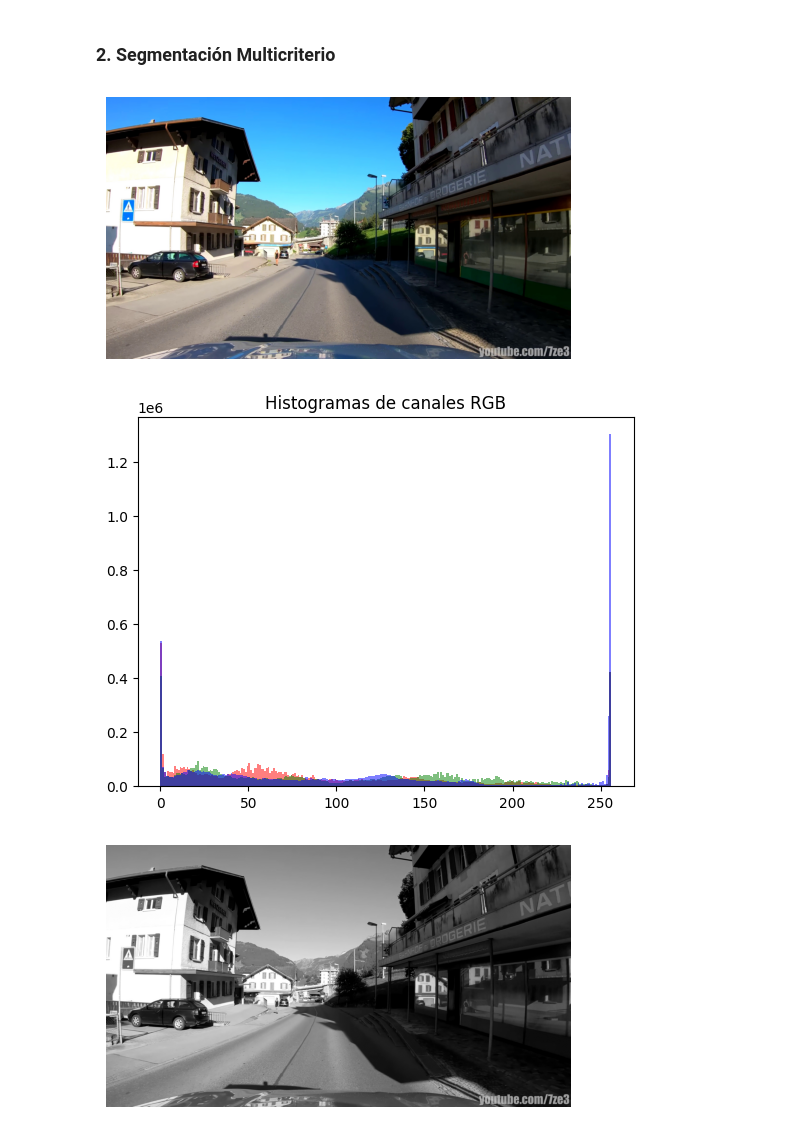
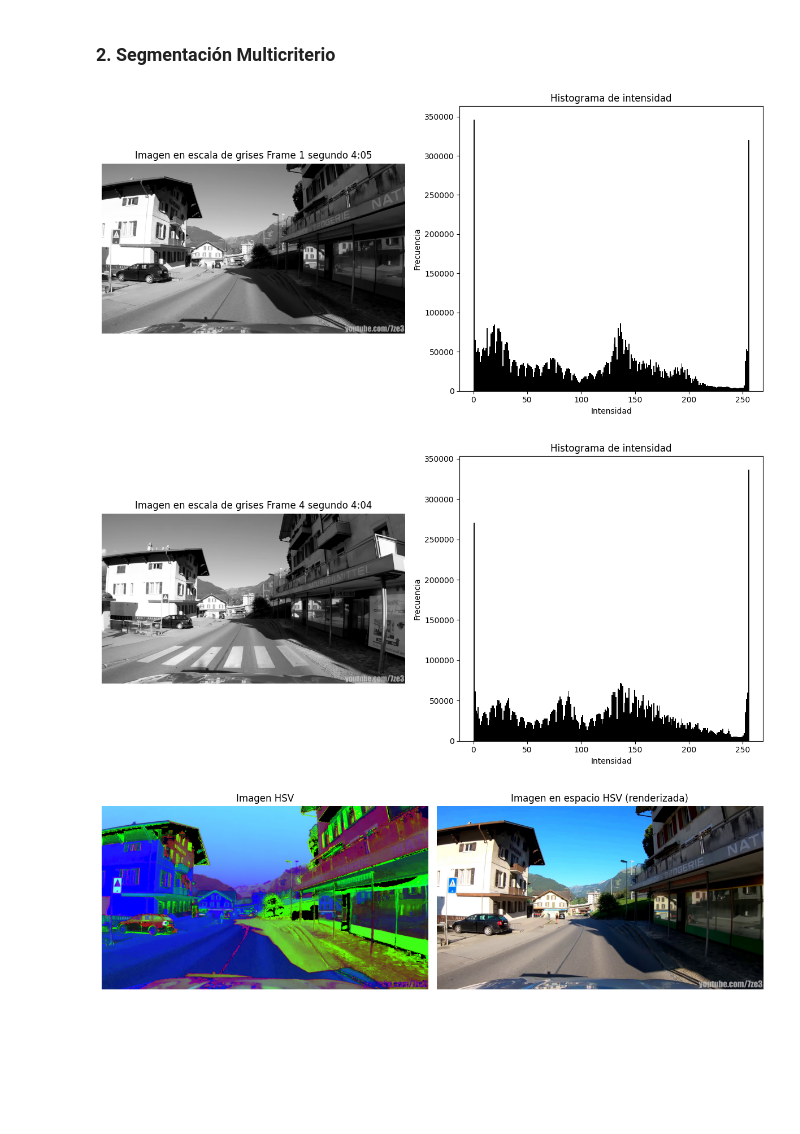
Before and after one commit to KalebG13/Sistemas-de-vision, a Jupyter notebook: Tarea1/Tarea1.ipynb, the cells around one changed output. Drawn from its saved outputs; the diff is of its cells as text; code cells hidden in the pictures; blank space fills up the shorter version.

```diff
--- a/Tarea1/Tarea1.ipynb
+++ b/Tarea1/Tarea1.ipynb
@@ -122,27 +122,55 @@ im = cv2.imread('video_segment-opencv/frame5.jpg', cv2.IMREAD_COLOR)
 assert im is not None, "file could not be read, check with os.path.exists()"
 # Convert BGR to RGB for matplotlib
 im_rgb = cv2.cvtColor(im, cv2.COLOR_BGR2RGB)
-plt.figure(figsize=(6,6))
-plt.imshow(im_rgb)
-plt.axis('off')
-plt.show()
+# plt.figure(figsize=(6,6))
+# plt.imshow(im_rgb)
+# plt.axis('off')
+# plt.show()
 
-# Mostrar histograma para cada canal de color
-colors = ('r','g','b')
-for i, col in enumerate(colors):
-    plt.hist(im_rgb[:,:,i].ravel(), bins=256, range=(0,256), color=col, alpha=0.5)
-plt.title('Histogramas de canales RGB')
-plt.show()
+# # Mostrar histograma para cada canal de color
+# colors = ('r','g','b')
+# for i, col in enumerate(colors):
+#     plt.hist(im_rgb[:,:,i].ravel(), bins=256, range=(0,256), color=col, alpha=0.5)
+# plt.title('Histogramas de canales RGB')
+# plt.show()
 
 
 imgbw = cv2.imread('video_segment-opencv/frame5.jpg', cv2.IMREAD_GRAYSCALE)
 assert imgbw is not None, "file could not be read, check with os.path.exists()"
-plt.figure(figsize=(6,6))
-plt.imshow(imgbw, cmap='gray', vmin=0, vmax=255)
-plt.axis('off')
+
+fig, axs = plt.subplots(1, 2, figsize=(12, 6))
+
+# Imagen en escala de grises
+axs[0].imshow(imgbw, cmap='gray', vmin=0, vmax=255)
+axs[0].axis('off')
+axs[0].set_title('Imagen en escala de grises Frame 1 segundo 4:05')
+
+# Histograma de la imagen
+axs[1].hist(imgbw.ravel(), bins=256, range=(0,256), color='k')
+axs[1].set_title('Histograma de intensidad')
+axs[1].set_xlabel('Intensidad')
+axs[1].set_ylabel('Frecuencia')
+
+plt.tight_layout()
 plt.show()
 
-plt.hist(imgbw.ravel(), bins=256, range=(0,256))
+imgbw1 = cv2.imread('video_segment-opencv/frame44.jpg', cv2.IMREAD_GRAYSCALE)
+assert imgbw1 is not None, "file could not be read, check with os.path.exists()"
+
+fig, axs = plt.subplots(1, 2, figsize=(12, 6))
+
+# Imagen en escala de grises
+axs[0].imshow(imgbw1, cmap='gray', vmin=0, vmax=255)
+axs[0].axis('off')
+axs[0].set_title('Imagen en escala de grises Frame 4 segundo 4:04')
+
+# Histograma de la imagen
+axs[1].hist(imgbw1.ravel(), bins=256, range=(0,256), color='k')
+axs[1].set_title('Histograma de intensidad')
+axs[1].set_xlabel('Intensidad')
+axs[1].set_ylabel('Frecuencia')
+
+plt.tight_layout()
 plt.show()
 
 
@@ -157,33 +185,33 @@ im_from_hsv_rgb = cv2.cvtColor(im_hsv, cv2.COLOR_HSV2RGB)
 # Mostrar imagen original (RGB) y la imagen en espacio HSV (renderizada) lado a lado
 fig, axs = plt.subplots(1, 2, figsize=(12, 6))
 
 axs[0].imshow(im_hsv)
 axs[0].set_title('Imagen HSV')
 axs[0].axis('off')
 
 axs[1].imshow(im_from_hsv_rgb)
 axs[1].set_title('Imagen en espacio HSV (renderizada)')
 axs[1].axis('off')
 
 plt.tight_layout()
 plt.show()
 
 # Mostrar histograma para cada canal de HSV
 colors_hsv = ('m', 'c', 'y')      # magenta, cyan, amarillo (válidos)
 labels_hsv = ('H', 'S', 'V')
 
 # Nota: en OpenCV H va de 0 a 179, S y V de 0 a 255
 H, S, V = im_hsv[:,:,0], im_hsv[:,:,1], im_hsv[:,:,2]
 
 plt.figure(figsize=(6,4))
 plt.hist(H.ravel(), bins=180, range=(0,179), color=colors_hsv[0], alpha=0.5, label='H (0–179)')
 plt.hist(S.ravel(), bins=256, range=(0,255), color=colors_hsv[1], alpha=0.5, label='S (0–255)')
 plt.hist(V.ravel(), bins=256, range=(0,255), color=colors_hsv[2], alpha=0.5, label='V (0–255)')
 plt.title('Histogramas de canales HSV')
 plt.legend()
 plt.tight_layout()
 plt.show()
 # %% [output]
-[figure, old version]
+[figure, new version]
-[figure, old version]
+[figure, new version]
-[figure, old version]
+[figure, new version]
```
Also changed, not shown: parts of 2 cells of this notebook, 32 other files.
